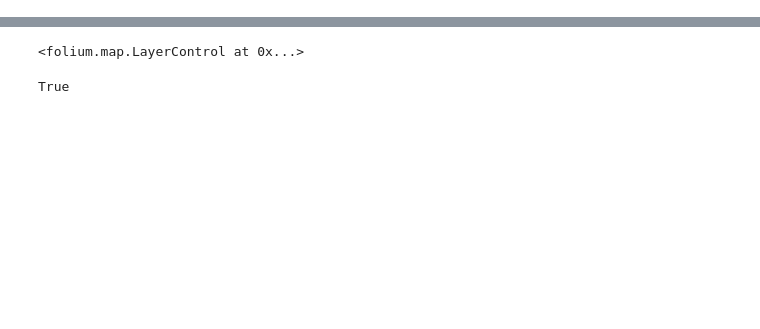
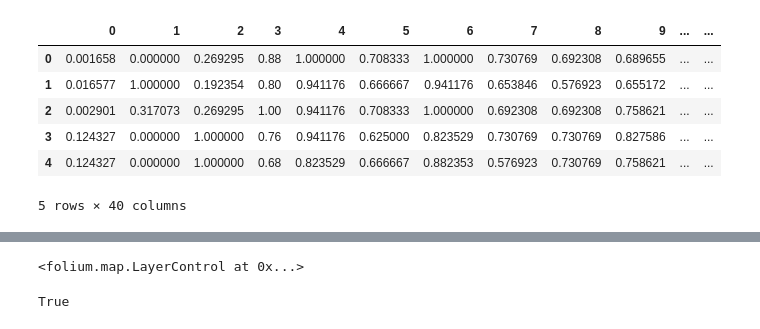
Before and after one commit to happystep/BigDataFinalProject, a Jupyter notebook: test.ipynb, the cells around one changed output, grey strips where cells are left out. Cells and saved outputs as stored; diff of their text form; code cells hidden in the pictures; blank space fills up the shorter version.

```diff
--- a/test.ipynb
+++ b/test.ipynb
@@ -11,0 +47,21 @@ import pandas as pd
+# %%
+# Manual Feature seleccion, for waht we are trying to cluster, based on weather? lets see what we get.
+df = fires_no_null[['Magnitud','Precipitation','Wind Direction','Wind Speed',
+           'L-5','L-4','L-3', 'L-2', 'L-1', 'L', 'L+1', 'L+2', 'L+3', 'L+4', 'L+5', 'H-5', 'H-4',
+            'H-3', 'H-2', 'H-1', 'H', 'H+1', 'H+2', 'H+3', 'H+4', 'H+5', 'Rural', 'Urban', 'National Park']]
+
+# One-hot encoding for categorical variables, which in this case is only wind direction.
+x = pd.get_dummies(df)
+
+# Normalization to a scale between [0-1]
+min_max_scaler = preprocessing.MinMaxScaler()
+xNorm = pd.DataFrame(min_max_scaler.fit_transform(x.values))
+xNorm.head()
+# %% [output]
+|  | 0 | 1 | 2 | 3 | 4 | 5 | 6 | 7 | 8 | 9 | ... | ... |
+| 0 | 0.001658 | 0.000000 | 0.269295 | 0.88 | 1.000000 | 0.708333 | 1.000000 | 0.730769 | 0.692308 | 0.689655 | ... | ... |
+| 1 | 0.016577 | 1.000000 | 0.192354 | 0.80 | 0.941176 | 0.666667 | 0.941176 | 0.653846 | 0.576923 | 0.655172 | ... | ... |
+| 2 | 0.002901 | 0.317073 | 0.269295 | 1.00 | 0.941176 | 0.708333 | 1.000000 | 0.692308 | 0.692308 | 0.758621 | ... | ... |
+| 3 | 0.124327 | 0.000000 | 1.000000 | 0.76 | 0.941176 | 0.625000 | 0.823529 | 0.730769 | 0.730769 | 0.827586 | ... | ... |
+| 4 | 0.124327 | 0.000000 | 1.000000 | 0.68 | 0.823529 | 0.666667 | 0.882353 | 0.576923 | 0.730769 | 0.758621 | ... | ... |
+5 rows × 40 columns
```
Also changed, not shown: parts of 27 cells of this notebook, 4 other files.
